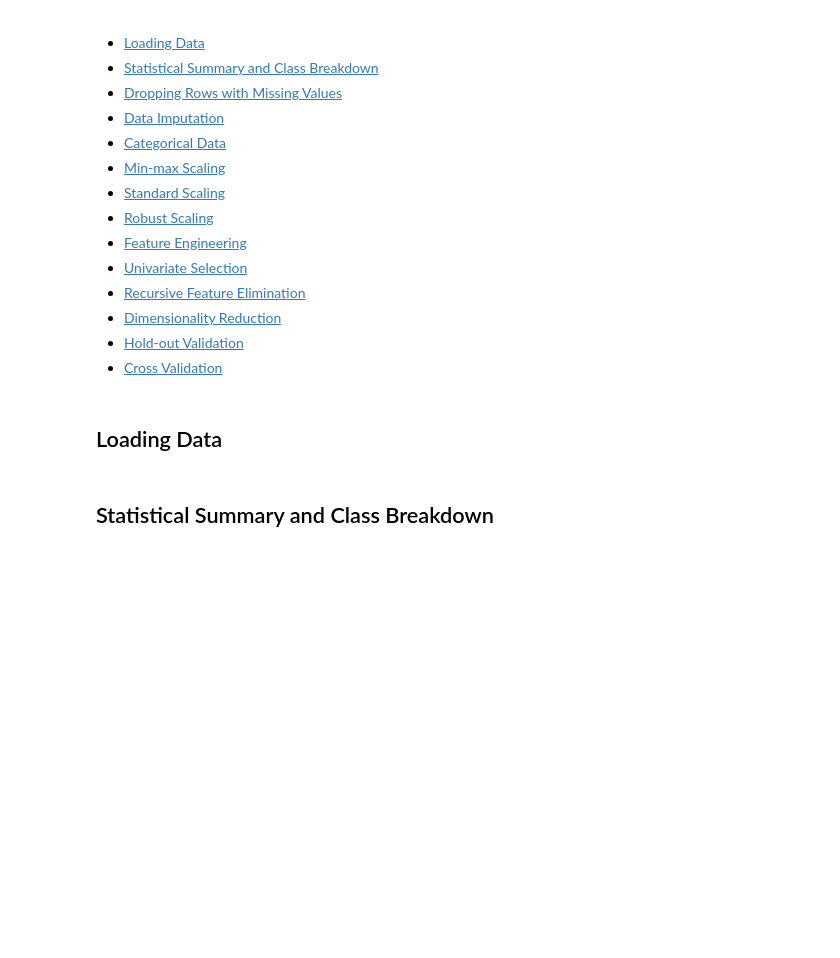
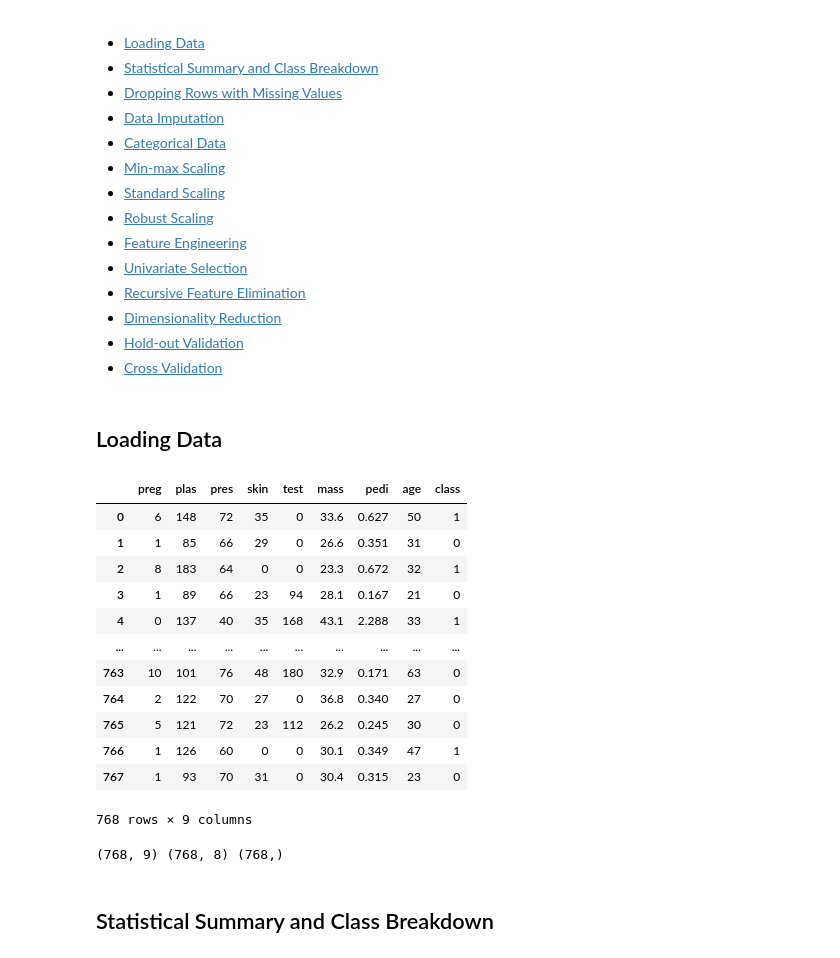
Before and after one commit to wooihaw/pai_oct2022, a Jupyter notebook: Part_2/Examples_2.ipynb, the cells around one changed output. Cells and saved outputs as stored; diff of their text form; code cells hidden in the pictures; blank space fills up the shorter version.

```diff
--- a/Part_2/Examples_2.ipynb
+++ b/Part_2/Examples_2.ipynb
@@ -24,15 +24,33 @@ filterwarnings('ignore')
 # %%
 # Load data from CSV file
 from pandas import read_csv
 from numpy import set_printoptions
 from sklearn.preprocessing import MinMaxScaler
 names = ['preg', 'plas', 'pres', 'skin', 'test', 'mass', 'pedi', 'age', 'class']
 df = read_csv('pima-indians-diabetes.data.csv', names=names)
-array = df.values
-# separate data into features and targets
-X = array[:,0:8]
-y = array[:,8]
-print(df.shape, X.shape, y.shape) # print the dimension of the dataframe, X & y
+df
+# %% [output]
+|  | preg | plas | pres | skin | test | mass | pedi | age | class |
+| 0 | 6 | 148 | 72 | 35 | 0 | 33.6 | 0.627 | 50 | 1 |
+| 1 | 1 | 85 | 66 | 29 | 0 | 26.6 | 0.351 | 31 | 0 |
+| 2 | 8 | 183 | 64 | 0 | 0 | 23.3 | 0.672 | 32 | 1 |
+| 3 | 1 | 89 | 66 | 23 | 94 | 28.1 | 0.167 | 21 | 0 |
+| 4 | 0 | 137 | 40 | 35 | 168 | 43.1 | 2.288 | 33 | 1 |
+| ... | ... | ... | ... | ... | ... | ... | ... | ... | ... |
+| 763 | 10 | 101 | 76 | 48 | 180 | 32.9 | 0.171 | 63 | 0 |
+| 764 | 2 | 122 | 70 | 27 | 0 | 36.8 | 0.340 | 27 | 0 |
+| 765 | 5 | 121 | 72 | 23 | 112 | 26.2 | 0.245 | 30 | 0 |
+| 766 | 1 | 126 | 60 | 0 | 0 | 30.1 | 0.349 | 47 | 1 |
+| 767 | 1 | 93 | 70 | 31 | 0 | 30.4 | 0.315 | 23 | 0 |
+768 rows × 9 columns
+# %%
+array = df.values
+# separate data into features and targets
+X = array[:,0:8]
+y = array[:,8]
+print(df.shape, X.shape, y.shape) # print the dimension of the dataframe, X & y
+# %% [output]
+(768, 9) (768, 8) (768,)
 # %% [markdown]
 ## Statistical Summary and Class Breakdown <a class="anchor" id="statistical-summary"></a>
 # %%
```
Also changed, not shown: parts of 13 cells of this notebook, 1 other file.
